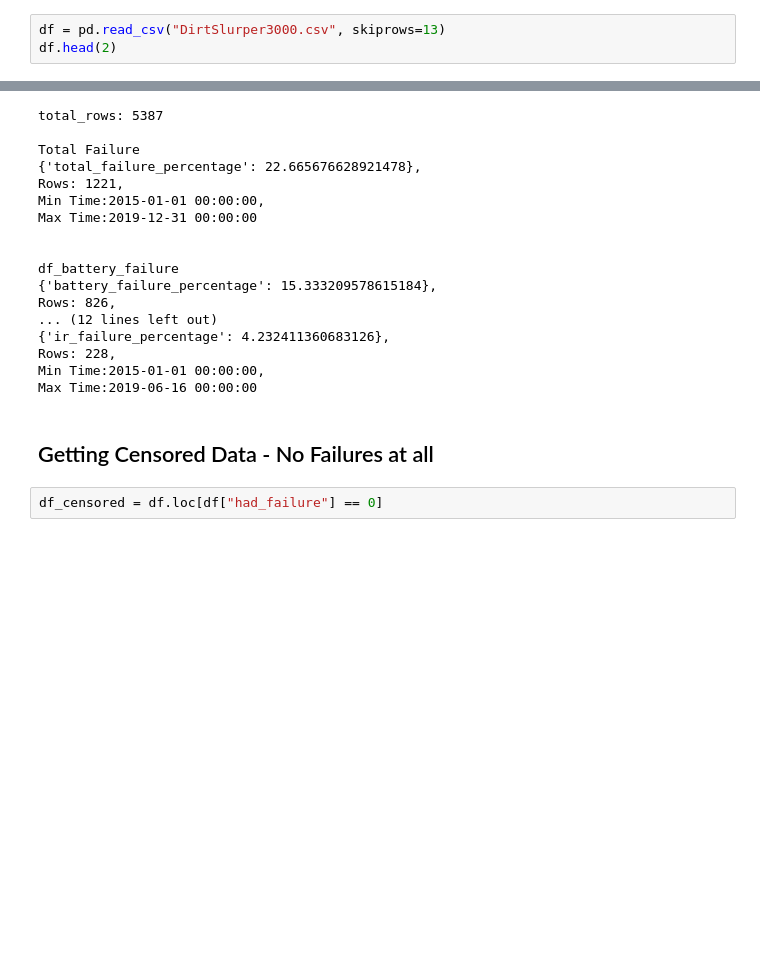
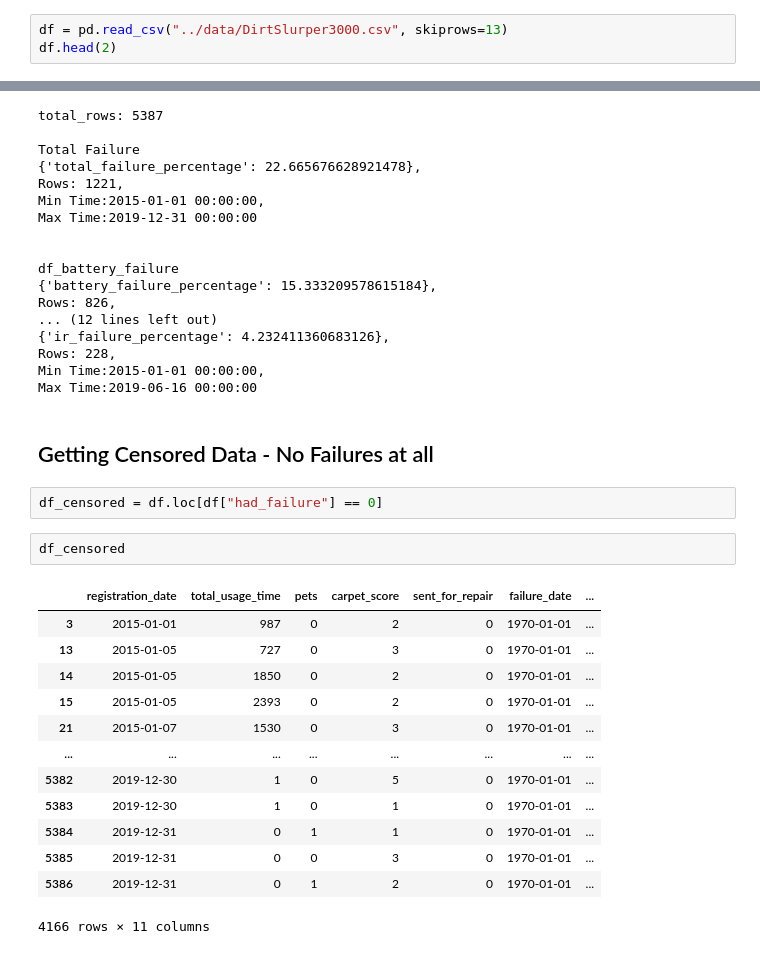
Before and after one commit to Aniket-Mishra/Group_54_2AMS11_Assignment, a Jupyter notebook: notebooks/1_clean_component_failure_Analysis.ipynb, the cells around one changed output, grey strips where cells are left out. Cells and saved outputs as stored; diff of their text form; blank space fills up the shorter version.

```diff
--- a/notebooks/1_clean_component_failure_Analysis.ipynb
+++ b/notebooks/1_clean_component_failure_Analysis.ipynb
@@ -45,7 +54,7 @@ warnings.filterwarnings('ignore')
 def sanitize(input_str: str) -> str:
     return re.sub(r'[^A-Za-z0-9]+', '_', input_str)
 # %%
-df = pd.read_csv("DirtSlurper3000.csv", skiprows=13)
+df = pd.read_csv("../data/DirtSlurper3000.csv", skiprows=13)
 df.head(2)
 # %% [output]
 |  | Registration date | Total usage time | Pets | Carpet score | Sent for repair | Failure date | ... |
@@ -342,3 +359,19 @@ Max Time:2019-06-16 00:00:00
 ## Getting Censored Data - No Failures at all
 # %%
 df_censored = df.loc[df["had_failure"] == 0]
+# %%
+df_censored
+# %% [output]
+|  | registration_date | total_usage_time | pets | carpet_score | sent_for_repair | failure_date | ... |
+| 3 | 2015-01-01 | 987 | 0 | 2 | 0 | 1970-01-01 | ... |
+| 13 | 2015-01-05 | 727 | 0 | 3 | 0 | 1970-01-01 | ... |
+| 14 | 2015-01-05 | 1850 | 0 | 2 | 0 | 1970-01-01 | ... |
+| 15 | 2015-01-05 | 2393 | 0 | 2 | 0 | 1970-01-01 | ... |
+| 21 | 2015-01-07 | 1530 | 0 | 3 | 0 | 1970-01-01 | ... |
+| ... | ... | ... | ... | ... | ... | ... | ... |
+| 5382 | 2019-12-30 | 1 | 0 | 5 | 0 | 1970-01-01 | ... |
+| 5383 | 2019-12-30 | 1 | 0 | 1 | 0 | 1970-01-01 | ... |
+| 5384 | 2019-12-31 | 0 | 1 | 1 | 0 | 1970-01-01 | ... |
+| 5385 | 2019-12-31 | 0 | 0 | 3 | 0 | 1970-01-01 | ... |
+| 5386 | 2019-12-31 | 0 | 1 | 2 | 0 | 1970-01-01 | ... |
+4166 rows × 11 columns
```
Also changed, not shown: parts of 23 cells of this notebook, 1 other file.
